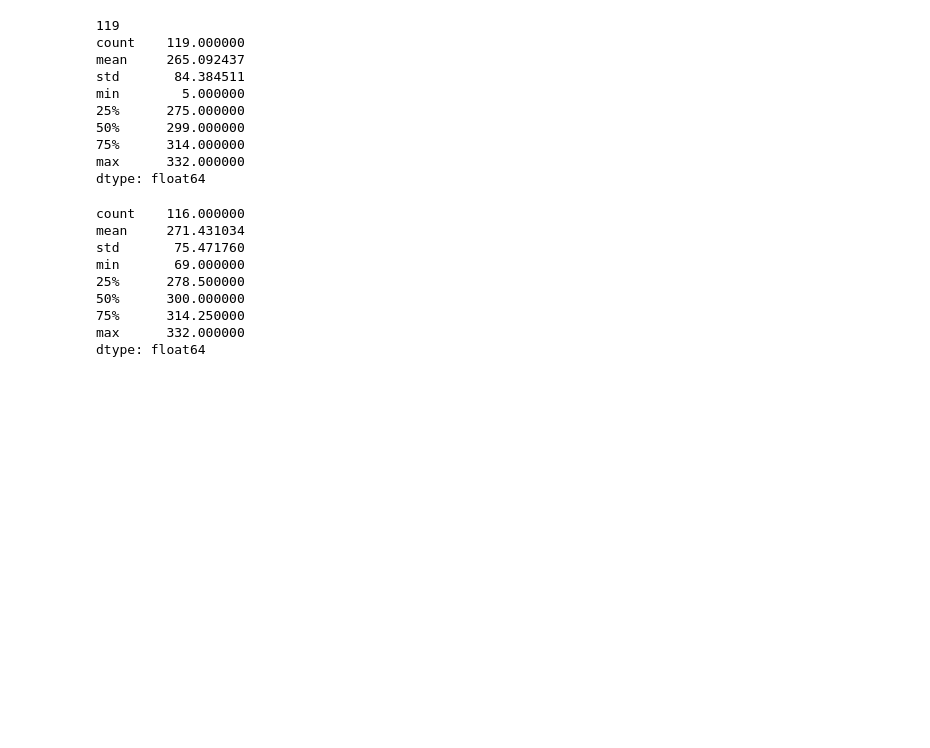
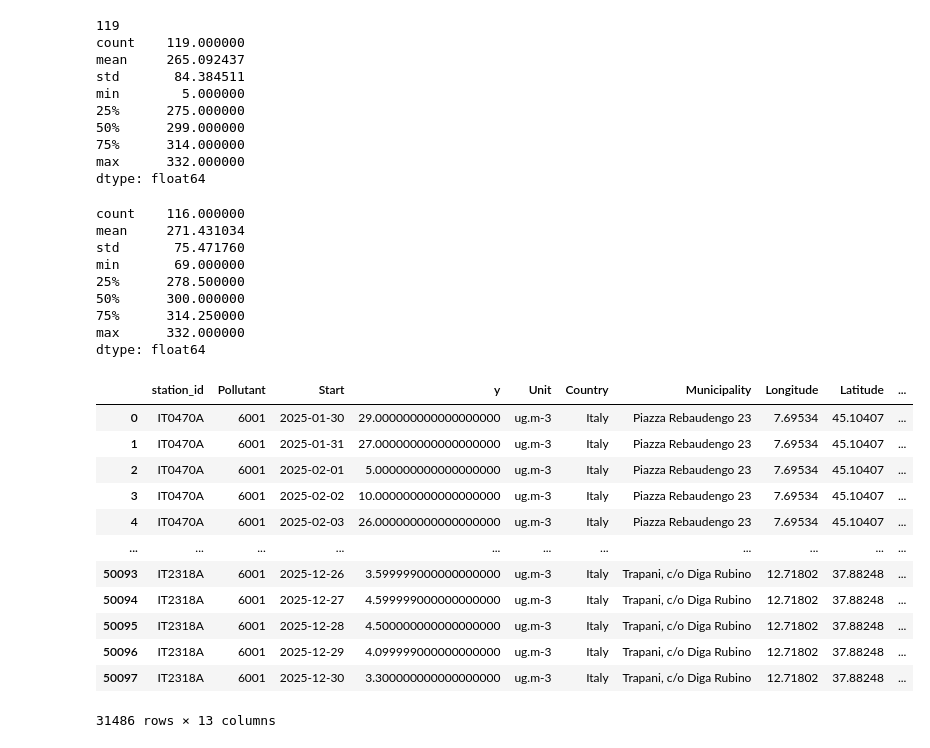
Before and after one commit to leilacielok/bayesian_analysis_project, a Jupyter notebook: analysis.ipynb, the cells around one changed output. Cells and saved outputs as stored; diff of their text form; code cells hidden in the pictures; blank space fills up the shorter version.

```diff
--- a/analysis.ipynb
+++ b/analysis.ipynb
@@ -103,0 +110,16 @@ df["day_of_week"] = df["Start"].dt.dayofweek
+# %%
+df
+# %% [output]
+|  | station_id | Pollutant | Start | y | Unit | Country | Municipality | Longitude | Latitude | ... |
+| 0 | IT0470A | 6001 | 2025-01-30 | 29.000000000000000000 | ug.m-3 | Italy | Piazza Rebaudengo 23 | 7.69534 | 45.10407 | ... |
+| 1 | IT0470A | 6001 | 2025-01-31 | 27.000000000000000000 | ug.m-3 | Italy | Piazza Rebaudengo 23 | 7.69534 | 45.10407 | ... |
+| 2 | IT0470A | 6001 | 2025-02-01 | 5.000000000000000000 | ug.m-3 | Italy | Piazza Rebaudengo 23 | 7.69534 | 45.10407 | ... |
+| 3 | IT0470A | 6001 | 2025-02-02 | 10.000000000000000000 | ug.m-3 | Italy | Piazza Rebaudengo 23 | 7.69534 | 45.10407 | ... |
+| 4 | IT0470A | 6001 | 2025-02-03 | 26.000000000000000000 | ug.m-3 | Italy | Piazza Rebaudengo 23 | 7.69534 | 45.10407 | ... |
+| ... | ... | ... | ... | ... | ... | ... | ... | ... | ... | ... |
+| 50093 | IT2318A | 6001 | 2025-12-26 | 3.599999000000000000 | ug.m-3 | Italy | Trapani, c/o Diga Rubino | 12.71802 | 37.88248 | ... |
+| 50094 | IT2318A | 6001 | 2025-12-27 | 4.599999000000000000 | ug.m-3 | Italy | Trapani, c/o Diga Rubino | 12.71802 | 37.88248 | ... |
+| 50095 | IT2318A | 6001 | 2025-12-28 | 4.500000000000000000 | ug.m-3 | Italy | Trapani, c/o Diga Rubino | 12.71802 | 37.88248 | ... |
+| 50096 | IT2318A | 6001 | 2025-12-29 | 4.099999000000000000 | ug.m-3 | Italy | Trapani, c/o Diga Rubino | 12.71802 | 37.88248 | ... |
+| 50097 | IT2318A | 6001 | 2025-12-30 | 3.300000000000000000 | ug.m-3 | Italy | Trapani, c/o Diga Rubino | 12.71802 | 37.88248 | ... |
+31486 rows × 13 columns
```
Also changed, not shown: parts of 16 cells of this notebook.
